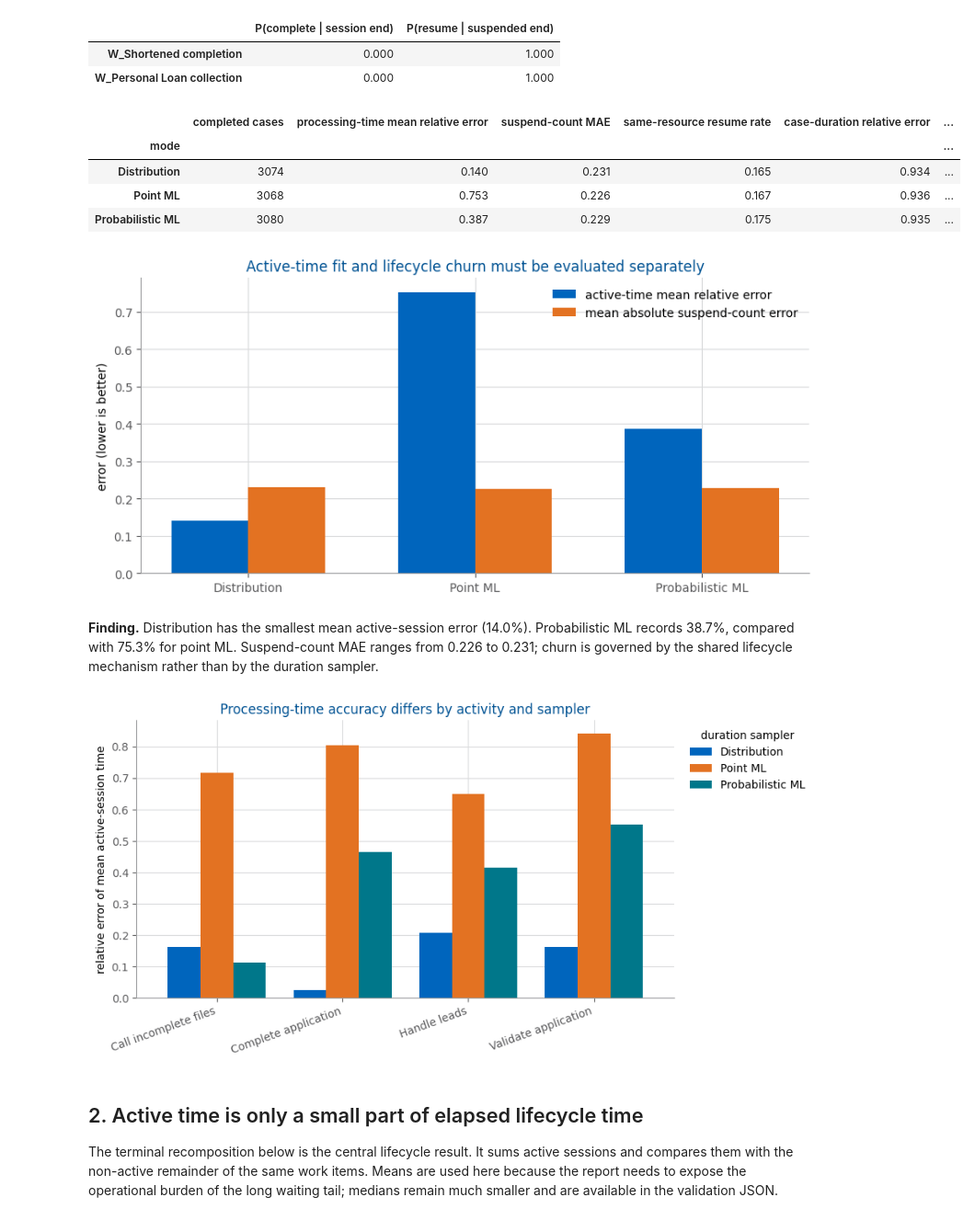
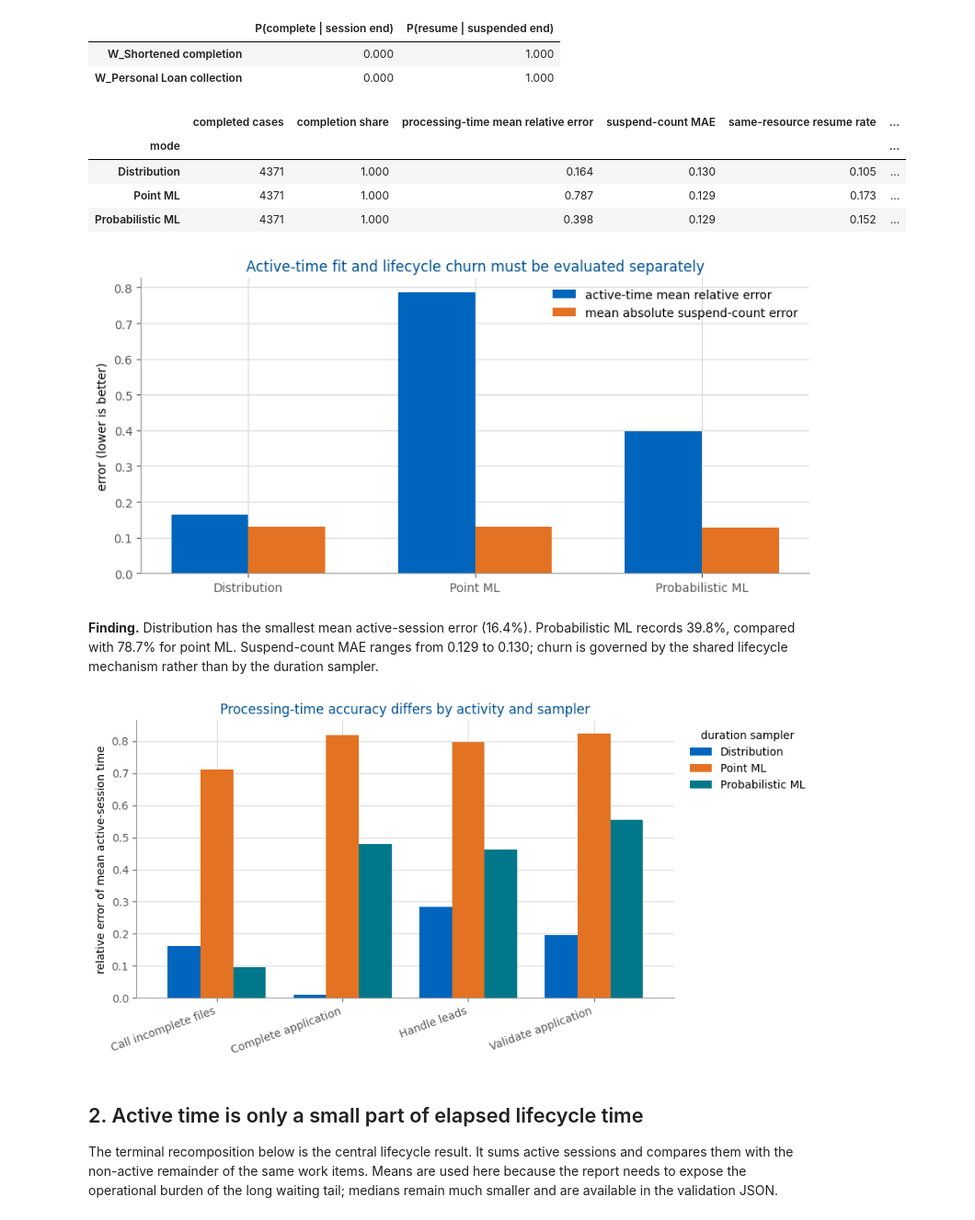
Before and after one commit to ophdn/bpic17-process-mining-group-assignment, a Jupyter notebook: notebooks/03_process_times.ipynb, the cells around one changed output. Shown at 92% size. Drawn from its saved outputs; the diff is of its cells as text; code cells hidden in the pictures.

```diff
--- a/notebooks/03_process_times.ipynb
+++ b/notebooks/03_process_times.ipynb
@@ -66,7 +65,8 @@ REFERENCE_RESUME_RATE = 0.175  # mined BPIC-17 baseline documented by the lifecy
 validation_configuration = pd.DataFrame({
     label: {
         key: run['configuration'][key]
-        for key in ('horizon_days', 'seed', 'capacity', 'process_model',
+        for key in ('arrival_window_days', 'drain_days', 'engine_horizon_days',
+                    'seed', 'capacity', 'process_model',
                     'branching_mode', 'processing_time_mode',
                     'processing_time_model_path', 'arrival_model')
     }
@@ -139,26 +140,27 @@ display(boundary_hazards)
 # %%
 summary_rows = []
 for mode, run in runs.items():
     general = run['general_metrics']
     lifecycle = run['lifecycle']
     summary_rows.append({
         'mode': mode,
         'completed cases': run['configuration']['completed_cases'],
+        'completion share': run['configuration']['completion_share'],
         'processing-time mean relative error': general['processing_times']['mean_rel_err'],
         'suspend-count MAE': general['lifecycle']['suspend_counts']['mean_abs_error'],
         'same-resource resume rate': lifecycle['resume_ownership']['same_resource_rate'],
         'case-duration relative error': general['case_stats']['case_duration_rel_err'],
         'branching mean TVD': general['branching']['mean_tvd'],
     })
 summary = pd.DataFrame(summary_rows).set_index('mode')
 summary.to_csv(REPORT_INPUT_DIR / 'processing_time_sampler_summary.csv')
 display(summary.round(3))
 # %% [output]
-|  | completed cases | processing-time mean relative error | suspend-count MAE | same-resource resume rate | case-duration relative error | ... |
+|  | completed cases | completion share | processing-time mean relative error | suspend-count MAE | same-resource resume rate | ... |
 | mode |  |  |  |  |  | ... |
-| Distribution | 3074 | 0.140 | 0.231 | 0.165 | 0.934 | ... |
-| Point ML | 3068 | 0.753 | 0.226 | 0.167 | 0.936 | ... |
-| Probabilistic ML | 3080 | 0.387 | 0.229 | 0.175 | 0.935 | ... |
+| Distribution | 4371 | 1.000 | 0.164 | 0.130 | 0.105 | ... |
+| Point ML | 4371 | 1.000 | 0.787 | 0.129 | 0.173 | ... |
+| Probabilistic ML | 4371 | 1.000 | 0.398 | 0.129 | 0.152 | ... |
 # %%
 plot_metrics = summary[[
     'processing-time mean relative error', 'suspend-count MAE'
@@ -179,7 +181,7 @@ plt.tight_layout()
 save_figure(fig, '03_active_time_and_churn_error')
 plt.show()
 # %% [output]
-[figure, old version]
+[figure, new version]
 # %%
 best_mode = summary['processing-time mean relative error'].idxmin()
 duration_errors = summary['processing-time mean relative error']
@@ -193,7 +195,7 @@ display(Markdown(
     'by the shared lifecycle mechanism rather than by the duration sampler.'
 ))
 # %% [output]
-**Finding.** Distribution has the smallest mean active-session error (14.0%). Probabilistic ML records 38.7%, compared with 75.3% for point ML. Suspend-count MAE ranges from 0.226 to 0.231; churn is governed by the shared lifecycle mechanism rather than by the duration sampler.
+**Finding.** Distribution has the smallest mean active-session error (16.4%). Probabilistic ML records 39.8%, compared with 78.7% for point ML. Suspend-count MAE ranges from 0.129 to 0.130; churn is governed by the shared lifecycle mechanism rather than by the duration sampler.
 # %%
 activities = sorted({
     activity
@@ -220,7 +222,7 @@ plt.tight_layout()
 save_figure(fig, '03_processing_time_error_by_activity')
 plt.show()
 # %% [output]
-[figure, old version]
+[figure, new version]
 # %% [markdown]
 ## 2. Active time is only a small part of elapsed lifecycle time
 
```
Also changed, not shown: parts of 8 cells of this notebook, 14 other files.
